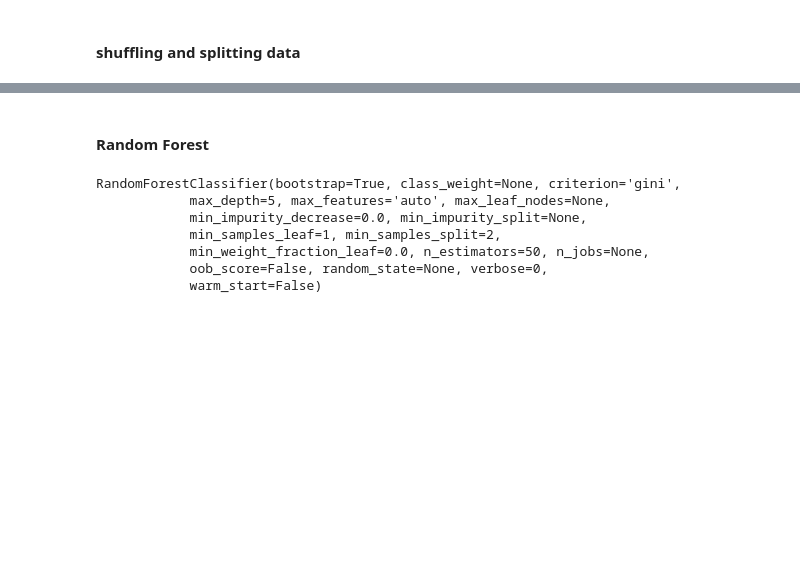
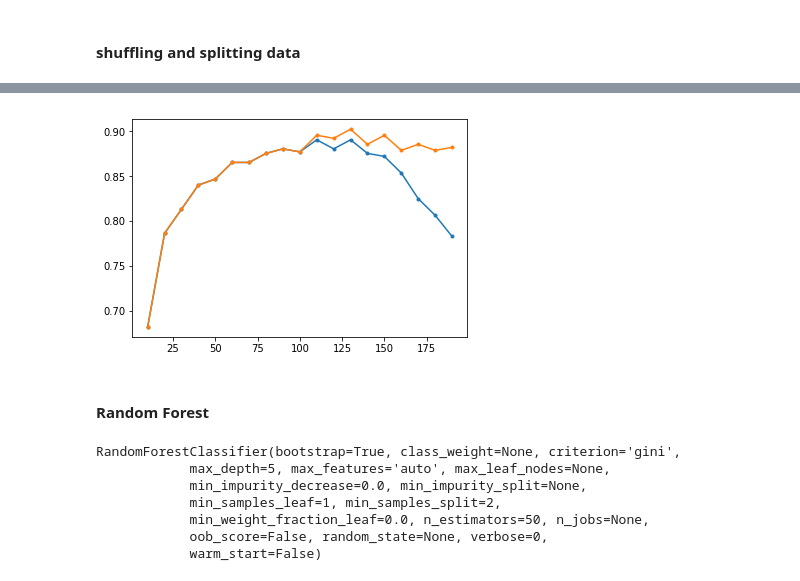
Before and after one commit to mlubinsky/mnist_in_the_air, a Jupyter notebook: mnist_air_models.ipynb, the cells around one changed output, grey strips where cells are left out. Cells and saved outputs as stored; diff of their text form; code cells hidden in the pictures; blank space fills up the shorter version.

```diff
--- a/mnist_air_models.ipynb
+++ b/mnist_air_models.ipynb
@@ -94,0 +243,3 @@ print(y_train.shape, y_test.shape)
+# %%
+acc_mean_lg1, acc_std_lg1 = mean_std_acc(acc_lg_random_end_unnorm)
+acc_mean_lg2, acc_std_lg2 = mean_std_acc(acc_lg_random_begin_unnorm)
@@ -95,3 +260,9 @@ print(y_train.shape, y_test.shape)
+# %%
+plt.plot(input_size_list, acc_mean_lg1, '.-')
+plt.plot(input_size_list, acc_mean_lg2, '.-')
+plt.show()
+# %% [output]
+[figure, added]
 # %% [markdown]
 #### Random Forest
 # %%
```
Also changed, not shown: parts of 64 cells of this notebook, 3 other files.
